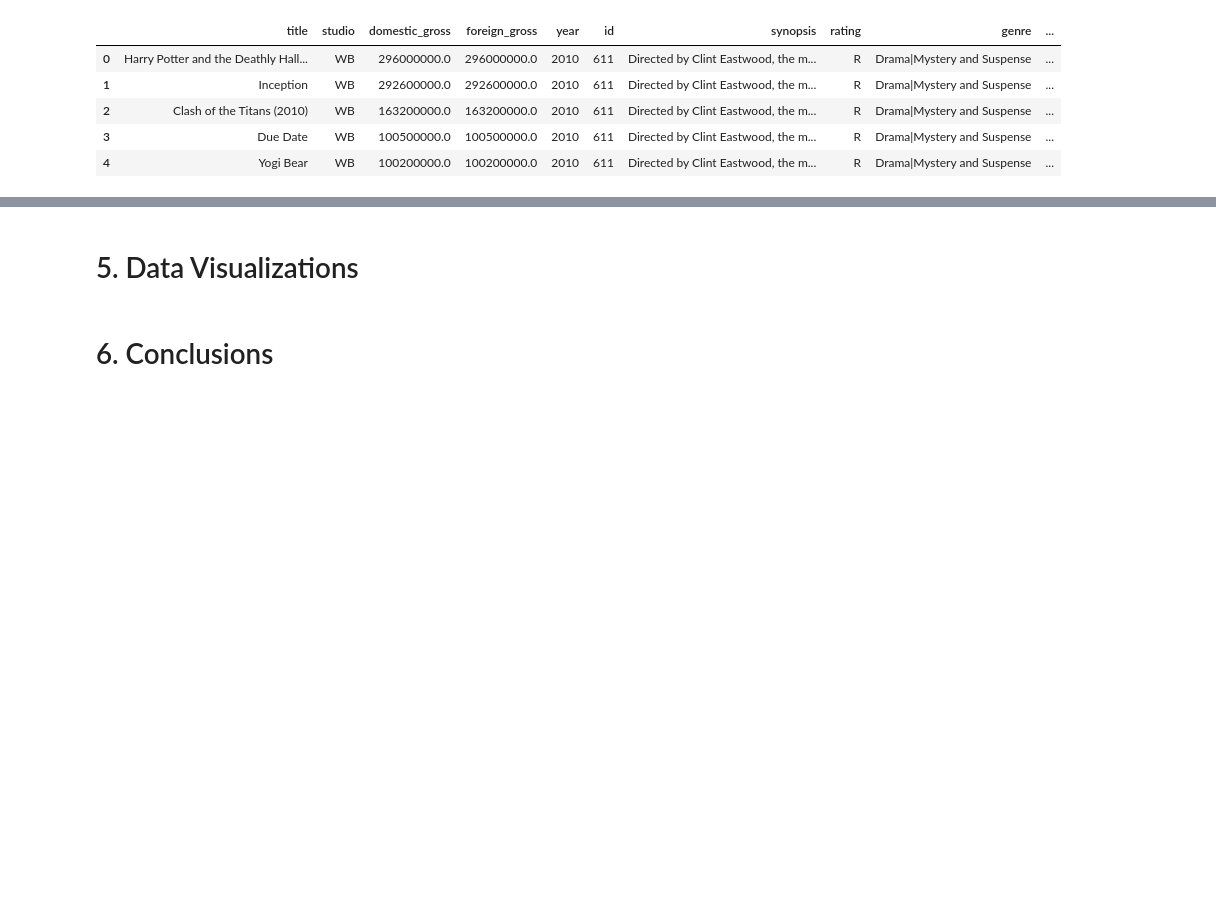
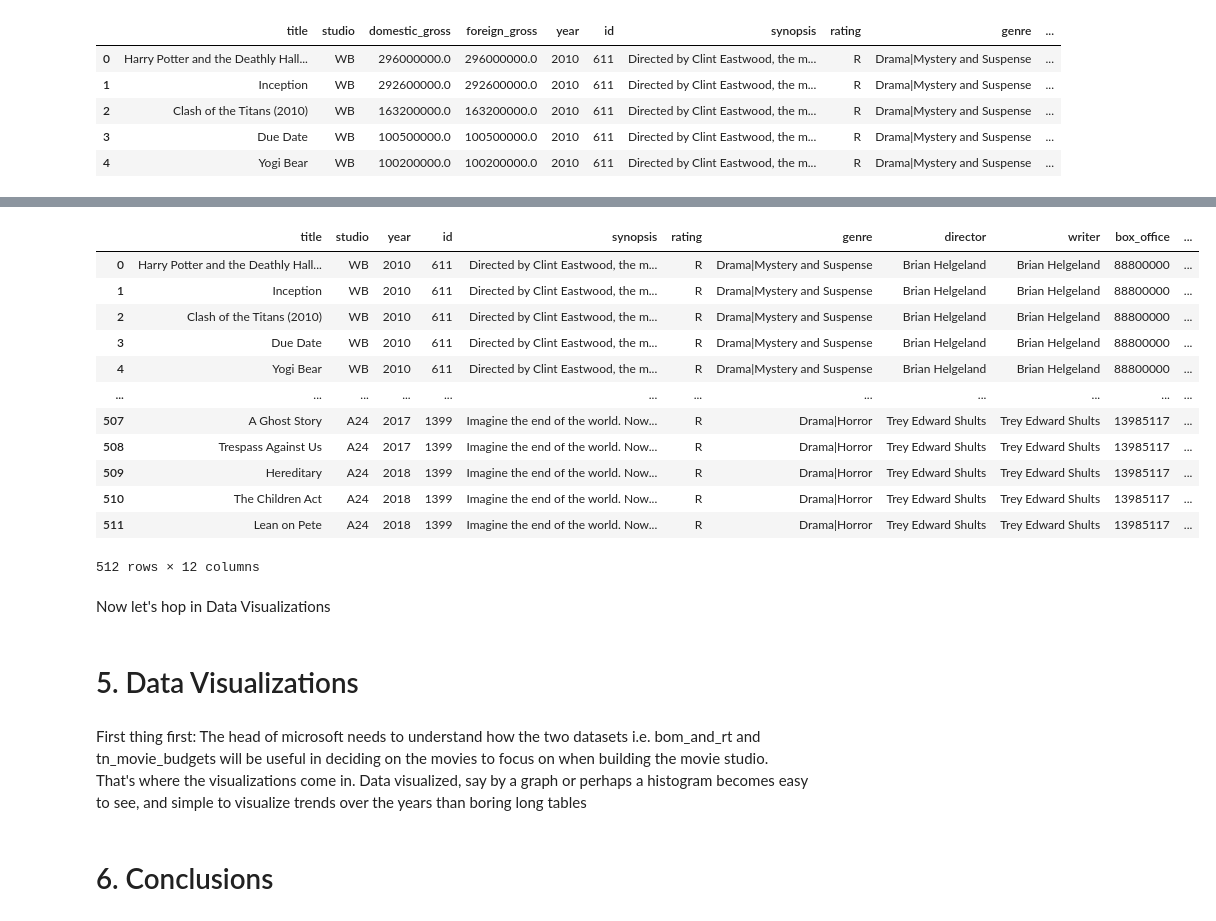
Before and after one commit to MuchiriKinyua/Microsoft-Movie-Project, a Jupyter notebook: Microsoft Movie project.ipynb, the cells around one changed output, grey strips where cells are left out. Saved outputs shown, nothing was run; the diff lists cells and outputs as text; code cells hidden in the pictures; blank space fills up the shorter version.

Commit message:
Introduction to data visualization

```diff
--- a/Microsoft Movie project.ipynb
+++ b/Microsoft Movie project.ipynb
@@ -799,0 +795,4 @@ print(unique_values)
+# %%
+# Let's combine the domestic_gross aand foreign_gross
+bom_and_rt["total_gross"] = bom_and_rt["domestic_gross"] + bom_and_rt["foreign_gross"]
+bom_and_rt
@@ -800,5 +813,34 @@ print(unique_values)
+# %%
+# now let's drop them now that we have the total gross
+
+# First, the domestic gross
+bom_and_rt = bom_and_rt.drop("domestic_gross", axis = 1)
+
+#Next, we drop the foreign gross
+bom_and_rt = bom_and_rt.drop("foreign_gross", axis = 1)
+# %%
+bom_and_rt
+# %% [output]
+|  | title | studio | year | id | synopsis | rating | genre | director | writer | box_office | ... |
+| 0 | Harry Potter and the Deathly Hall... | WB | 2010 | 611 | Directed by Clint Eastwood, the m... | R | Drama|Mystery and Suspense | Brian Helgeland | Brian Helgeland | 88800000 | ... |
+| 1 | Inception | WB | 2010 | 611 | Directed by Clint Eastwood, the m... | R | Drama|Mystery and Suspense | Brian Helgeland | Brian Helgeland | 88800000 | ... |
+| 2 | Clash of the Titans (2010) | WB | 2010 | 611 | Directed by Clint Eastwood, the m... | R | Drama|Mystery and Suspense | Brian Helgeland | Brian Helgeland | 88800000 | ... |
+| 3 | Due Date | WB | 2010 | 611 | Directed by Clint Eastwood, the m... | R | Drama|Mystery and Suspense | Brian Helgeland | Brian Helgeland | 88800000 | ... |
+| 4 | Yogi Bear | WB | 2010 | 611 | Directed by Clint Eastwood, the m... | R | Drama|Mystery and Suspense | Brian Helgeland | Brian Helgeland | 88800000 | ... |
+| ... | ... | ... | ... | ... | ... | ... | ... | ... | ... | ... | ... |
+| 507 | A Ghost Story | A24 | 2017 | 1399 | Imagine the end of the world. Now... | R | Drama|Horror | Trey Edward Shults | Trey Edward Shults | 13985117 | ... |
+| 508 | Trespass Against Us | A24 | 2017 | 1399 | Imagine the end of the world. Now... | R | Drama|Horror | Trey Edward Shults | Trey Edward Shults | 13985117 | ... |
+| 509 | Hereditary | A24 | 2018 | 1399 | Imagine the end of the world. Now... | R | Drama|Horror | Trey Edward Shults | Trey Edward Shults | 13985117 | ... |
+| 510 | The Children Act | A24 | 2018 | 1399 | Imagine the end of the world. Now... | R | Drama|Horror | Trey Edward Shults | Trey Edward Shults | 13985117 | ... |
+| 511 | Lean on Pete | A24 | 2018 | 1399 | Imagine the end of the world. Now... | R | Drama|Horror | Trey Edward Shults | Trey Edward Shults | 13985117 | ... |
+512 rows × 12 columns
+# %% [markdown]
+Now let's hop in Data Visualizations
 # %% [markdown]
 # 5. Data Visualizations
+# %% [markdown]
+First thing first: The head of microsoft needs to understand how the two datasets i.e. bom_and_rt and tn_movie_budgets will be useful in deciding on the movies to focus on when building the movie studio. </br>
+That's where the visualizations come in. Data visualized, say by a graph or perhaps a histogram becomes easy to see, and simple to visualize trends over the years than boring long tables
 # %% [markdown]
 # 6. Conclusions
 # %% [markdown]
```
Also changed, not shown: parts of 7 cells of this notebook.
